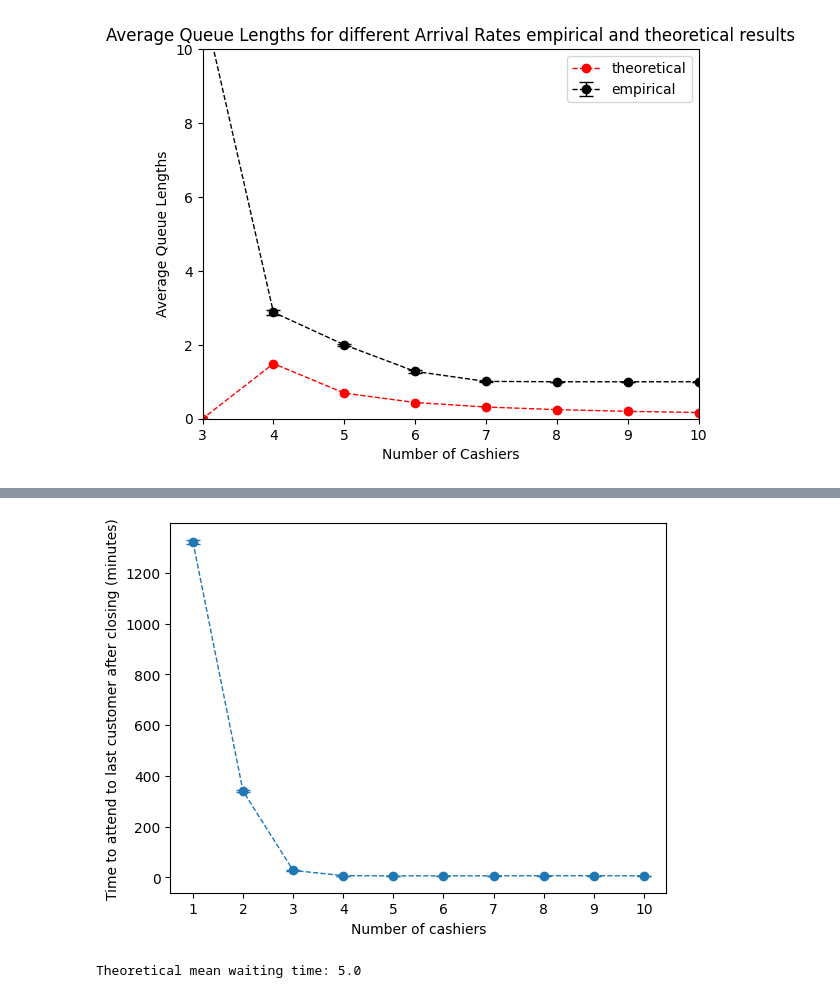
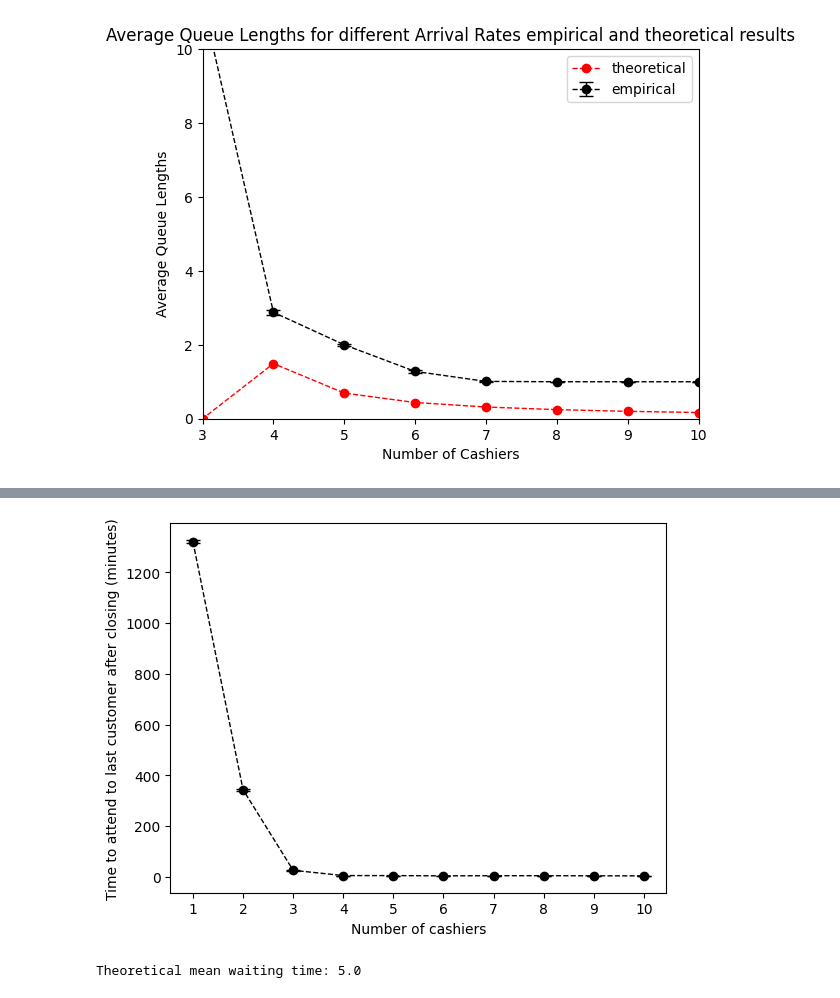
Before and after one commit to rebe121314/CS166-Assignemnt1, a Jupyter notebook: queue_draft.ipynb, the cells around one changed output, grey strips where cells are left out. Cells and saved outputs as stored; diff of their text form; code cells hidden in the pictures.

```diff
--- a/queue_draft.ipynb
+++ b/queue_draft.ipynb
@@ -519,24 +597,24 @@ plt.show()
 # %%
 # Average time after the store closes till the last customer leaves.
 # This is the metric we want to minimize.
 last_customer_times_mean = []
 last_customer_times_std = []
 
 for cashier_count in tqdm(cashiers):
     last_customer_times = []
     for trial in range(trials):
         grocery_store, schedule = run_simulation(arrival_distribution=arrival_distribution, service_distribution=service_distribution, manager_distribution=manager_distribution, queue_count=cashier_count, log_events=False)
         last_customer_times.append(schedule.now - grocery_store.store_close)
     last_customer_times_mean.append(np.mean(last_customer_times))
     last_customer_times_std.append(sts.sem(last_customer_times))
 
-plt.errorbar(cashiers, last_customer_times_mean, last_customer_times_std, marker='o', capsize=5, linestyle='--', linewidth=1)
+plt.errorbar(cashiers, last_customer_times_mean, last_customer_times_std, marker='o', color = 'black', capsize=5, linestyle='--', linewidth=1)
 plt.xlabel('Number of cashiers')
 plt.xticks(cashiers)
 plt.ylabel('Time to attend to last customer after closing (minutes)')
 plt.show()
 # %% [output]
-[figure, old version]
+[figure, new version]
 # %%
 l = 1/4
 tau = 3
```
Also changed, not shown: parts of 8 cells of this notebook.
